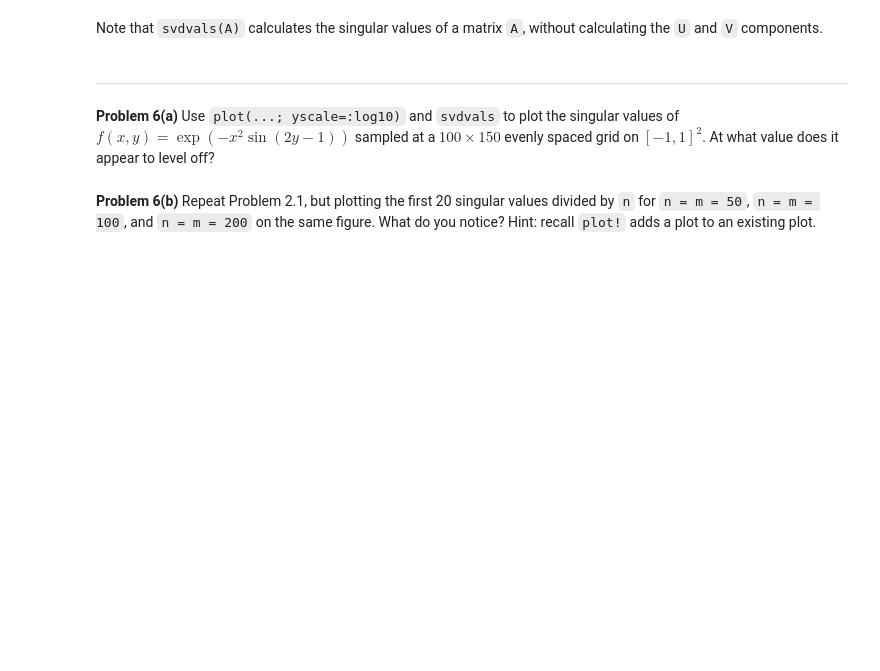
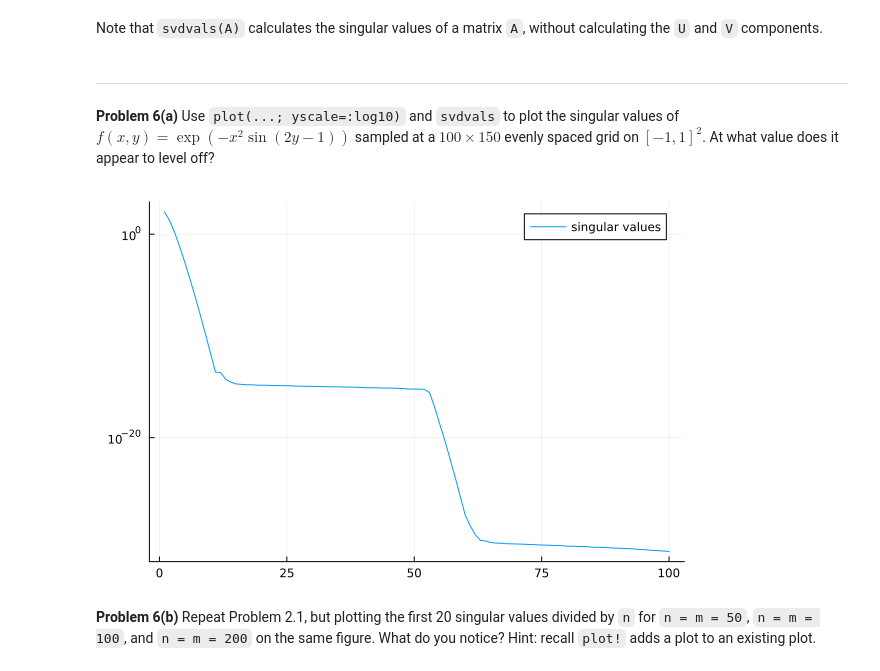
Before and after one commit to lovelife383/MATH50003NumericalAnalysis, a Jupyter notebook: labs/lab7.ipynb, the cells around one changed output. Saved outputs shown, nothing was run; the diff lists cells and outputs as text; code cells hidden in the pictures; blank space fills up the shorter version.

```diff
--- a/labs/lab7.ipynb
+++ b/labs/lab7.ipynb
@@ -372,6 +372,11 @@ the `U` and `V` components.
 **Problem 6(a)** Use `plot(...; yscale=:log10)` and `svdvals` to plot the singular values of
 $f(x,y) = \exp(-x^2 \sin(2y-1))$ sampled at a $100 × 150$ evenly spaced grid on $[-1,1]^2$.
 At what value does it appear to level off?
+# %%
+F = fsample(f, 150, 100)
+plot(1:100,svdvals(F); yscale=:log10, label="singular values")
+# %% [output]
+[figure, added]
 # %% [markdown]
 **Problem 6(b)** Repeat Problem 2.1, but plotting the first 20 singular values divided by `n`
 for `n = m = 50`, `n = m = 100`, and `n = m = 200` on the same figure.  What do you notice?
```
Also changed, not shown: parts of 1 cell of this notebook.
